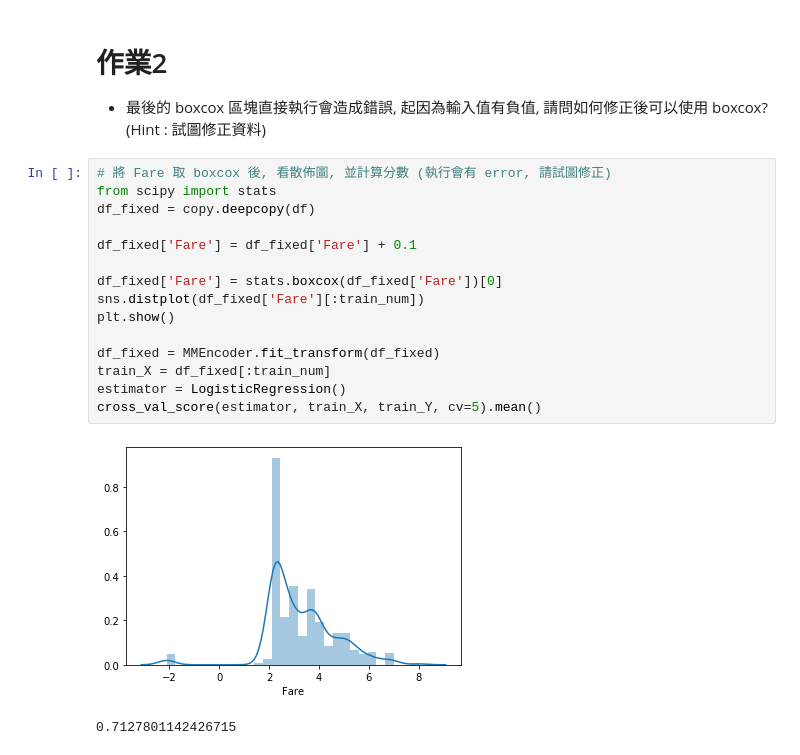
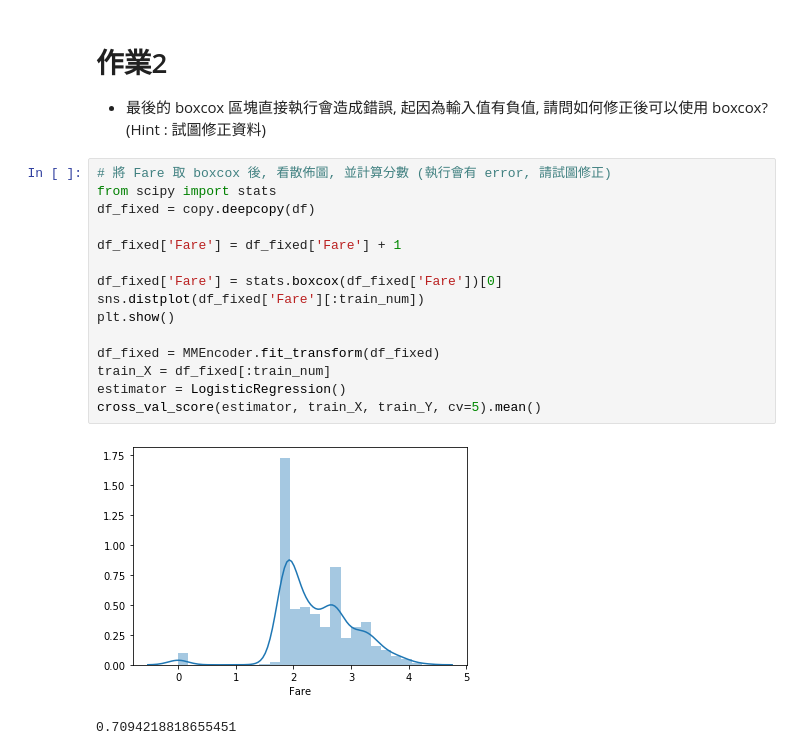
Before and after one commit to s65426425/ML100Days, a Jupyter notebook: Day_023_HW.ipynb, the cells around one changed output. Saved outputs shown, nothing was run; the diff lists cells and outputs as text.

```diff
--- a/Day_023_HW.ipynb
+++ b/Day_023_HW.ipynb
@@ -97,18 +97,18 @@ cross_val_score(estimator, train_X, train_Y, cv=5).mean()
 # %%
 # 將 Fare 取 boxcox 後, 看散佈圖, 並計算分數 (執行會有 error, 請試圖修正)
 from scipy import stats
 df_fixed = copy.deepcopy(df)
 
-df_fixed['Fare'] = df_fixed['Fare'] + 0.1
+df_fixed['Fare'] = df_fixed['Fare'] + 1
 
 df_fixed['Fare'] = stats.boxcox(df_fixed['Fare'])[0]
 sns.distplot(df_fixed['Fare'][:train_num])
 plt.show()
 
 df_fixed = MMEncoder.fit_transform(df_fixed)
 train_X = df_fixed[:train_num]
 estimator = LogisticRegression()
 cross_val_score(estimator, train_X, train_Y, cv=5).mean()
 # %% [output]
-[figure, old version]
+[figure, new version]
-0.7127801142426715
+0.7094218818655451
```
